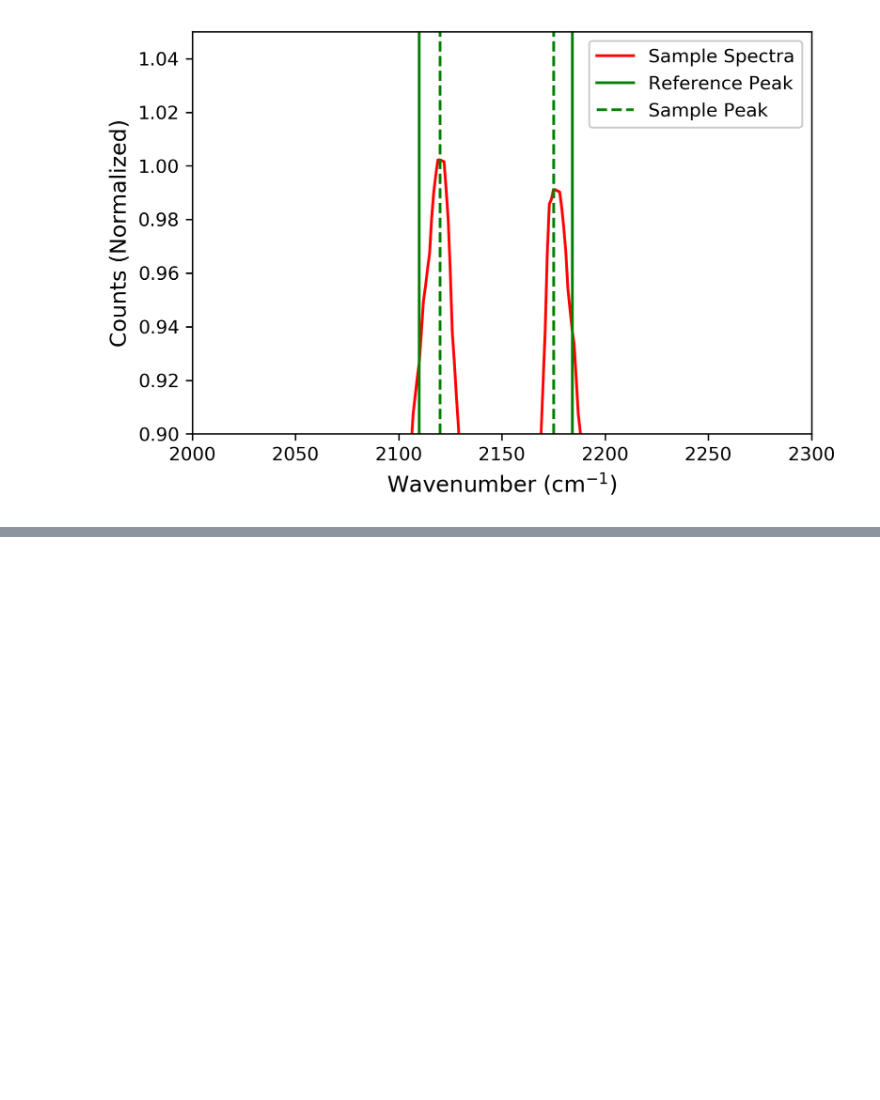
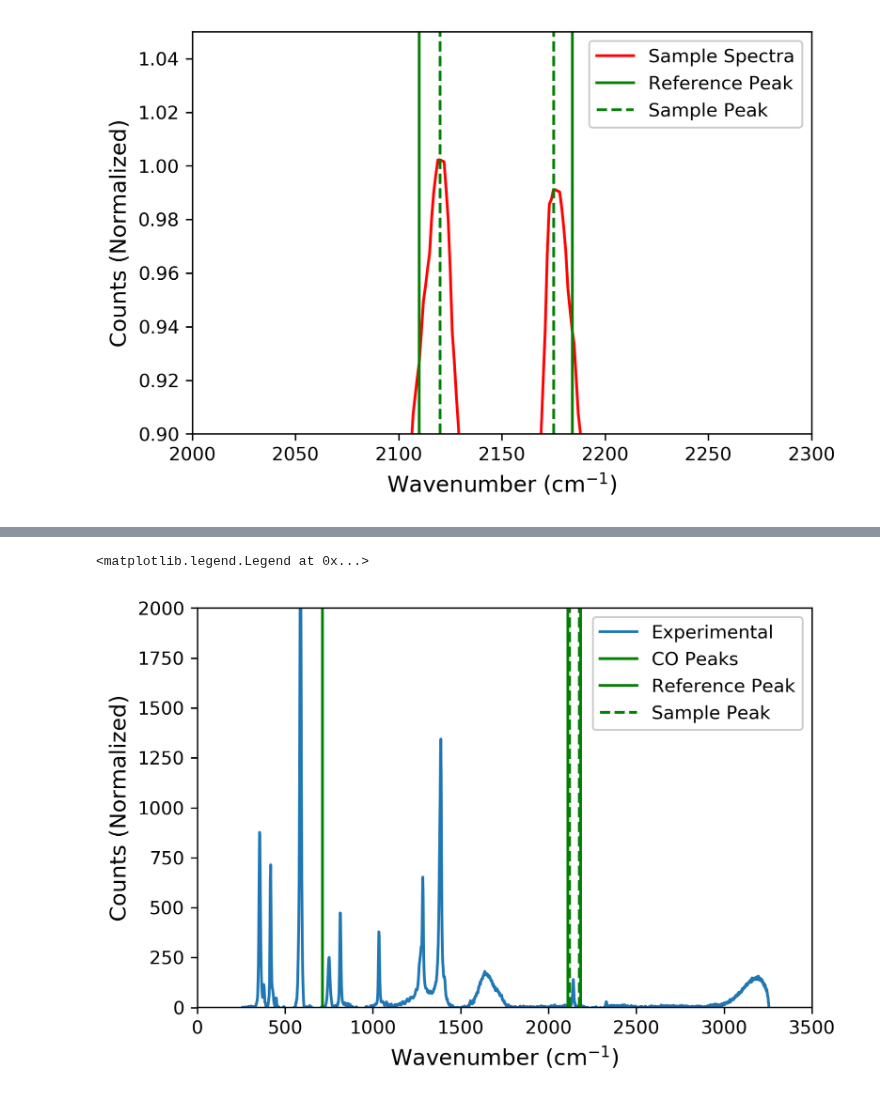
Before and after one commit to raman-noodles/Raman-noodles, a Jupyter notebook: examples/Poster Image Generation - Peak Identification.ipynb, the cells around one changed output, grey strips where cells are left out. Drawn from its saved outputs; the diff is of its cells as text; code cells hidden in the pictures; blank space fills up the shorter version.

```diff
--- a/examples/Poster Image Generation - Peak Identification.ipynb
+++ b/examples/Poster Image Generation - Peak Identification.ipynb
@@ -133,0 +172,18 @@ plt.legend(loc=1, framealpha=1)
+# %%
+fig = plt.figure(figsize=(6,4), dpi = 300)
+plt.plot(x_data, y_data, label ='Experimental')
+plt.xlabel('cm$^{-1}$', fontsize=14)
+plt.ylabel('Absoprtion', fontsize=14)
+plt.axvline(x =714, color = 'green', label = 'CO Peaks')
+plt.axvline(x = H2O_CO_peaks[2], color = 'green', label='Reference Peak')
+plt.axvline(x = H2O_CO_peaks[2]+10, color = 'green', linestyle='--', label='Sample Peak')
+plt.axvline(x = H2O_CO_peaks[3], color = 'green')
+plt.axvline(x = H2O_CO_peaks[3]-9, color = 'green', linestyle='--')
+plt.xlabel('Wavenumber (cm$^{-1}$)', fontsize=12)
+plt.ylabel('Counts (Normalized)', fontsize=12)
+plt.ylim(0.2,2000)
+plt.xlim(0, 3500)
+plt.legend(loc=1, framealpha=1)
+# %% [output]
+<matplotlib.legend.Legend at 0x...>
+[figure, added]
```
Also changed, not shown: parts of 7 cells of this notebook.
